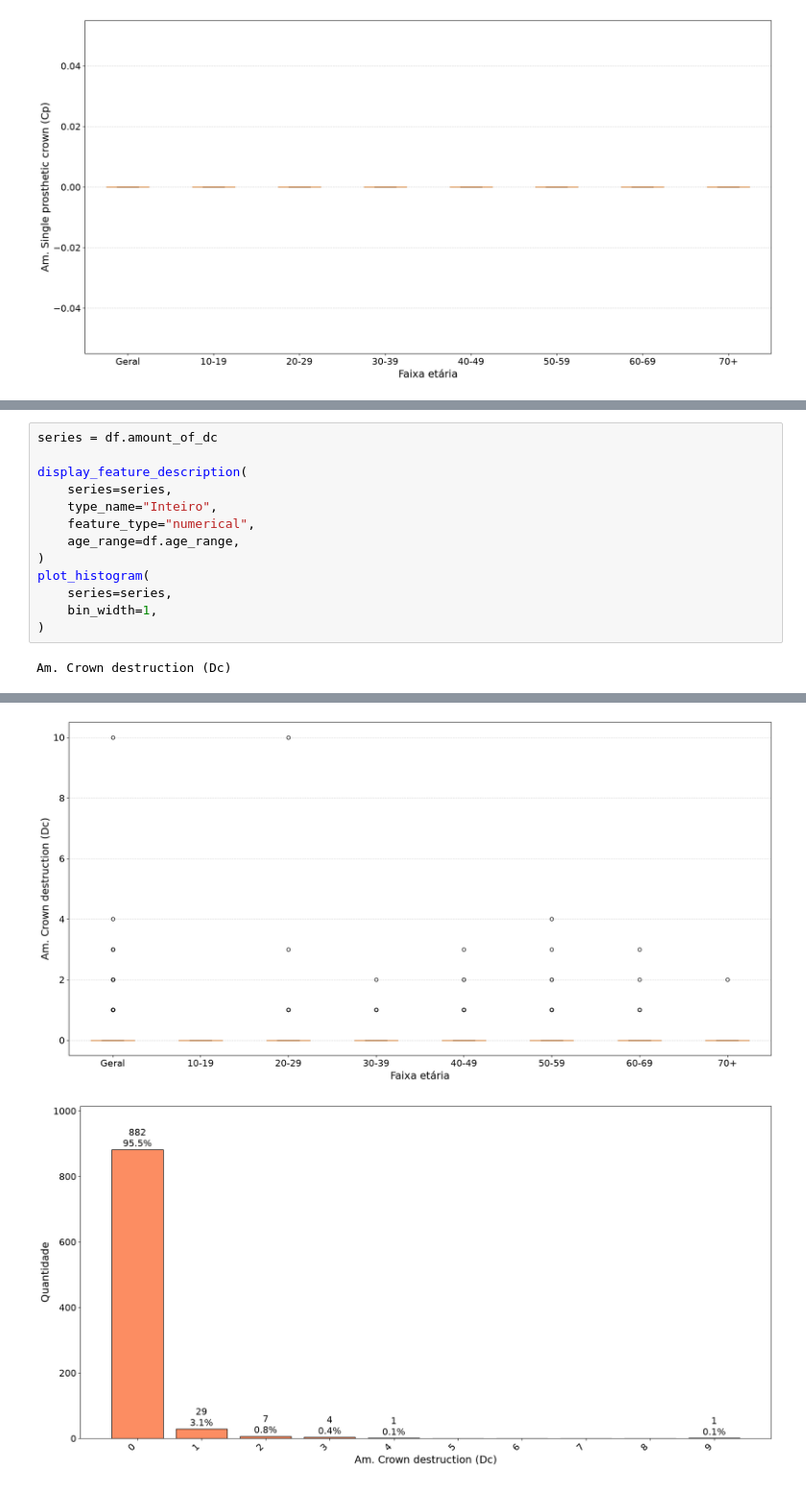
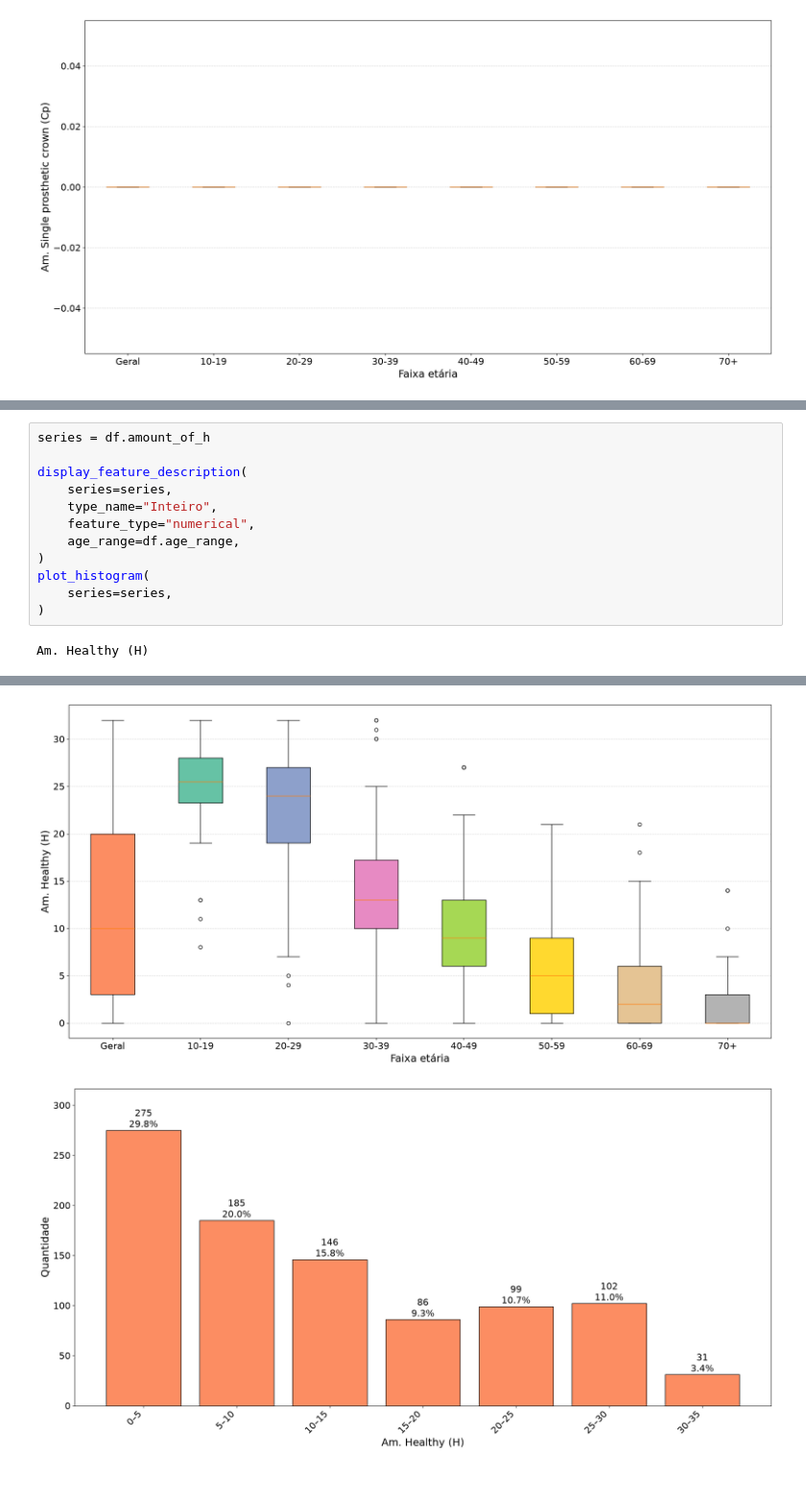
Before and after one commit to gabdumal/data_mining, a Jupyter notebook: assignment_7/analysis.ipynb, the cells around one changed output, grey strips where cells are left out. Shown at 96% size. Saved outputs shown, nothing was run; the diff lists cells and outputs as text.

```diff
--- a/assignment_7/analysis.ipynb
+++ b/assignment_7/analysis.ipynb
@@ -194,5 +171,5 @@ Am. Single prosthetic crown (mixed) (CpuM)
 # %%
-series = df.amount_of_dc
+series = df.amount_of_h
 
 display_feature_description(
     series=series,
@@ -202,7 +179,6 @@ display_feature_description(
 )
 plot_histogram(
     series=series,
-    bin_width=1,
 )
 # %% [output]
-Am. Crown destruction (Dc)
+Am. Healthy (H)
@@ -220,2 +196,2 @@ Am. Crown destruction (Dc)
-[figure, old version]
+[figure, new version]
-[figure, old version]
+[figure, new version]
```
Also changed, not shown: parts of 12 cells of this notebook, 4 other files.
